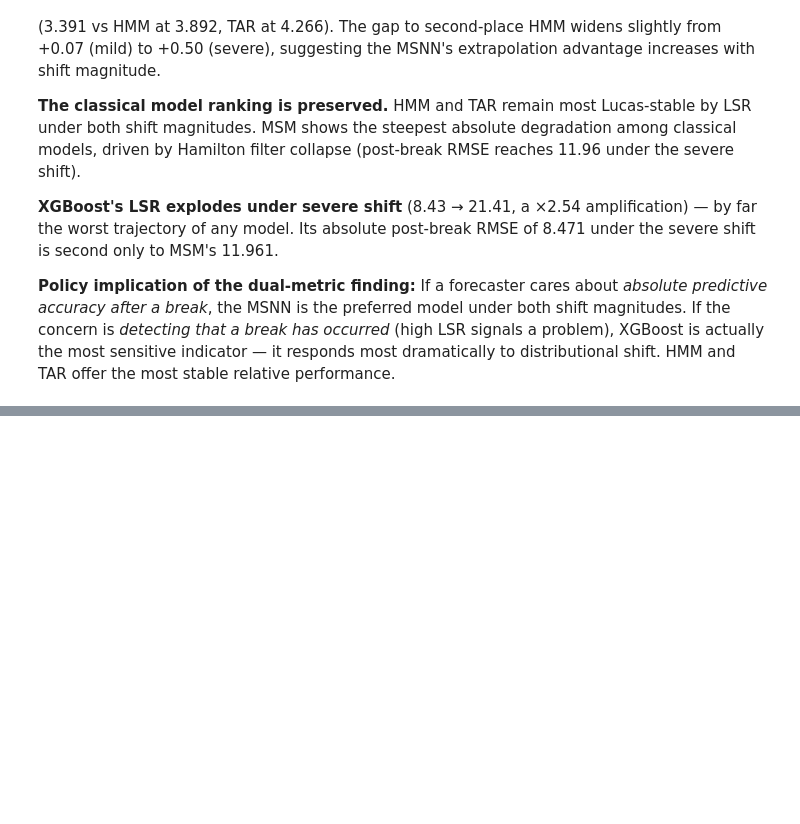
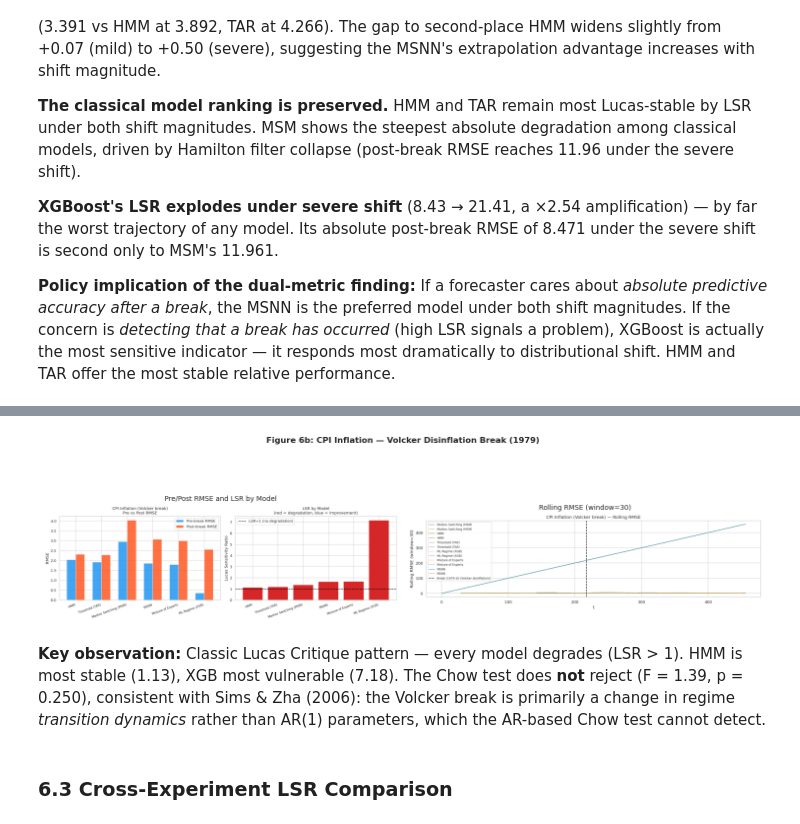
Before and after one commit to claytonbytyci/Lucas-Critique-and-Regimes, a Jupyter notebook: analyses/04_project_report.ipynb, the cells around one changed output, grey strips where cells are left out. Saved outputs shown, nothing was run; the diff lists cells and outputs as text; code cells hidden in the pictures; blank space fills up the shorter version.

```diff
--- a/analyses/04_project_report.ipynb
+++ b/analyses/04_project_report.ipynb
@@ -838,0 +967,24 @@ Several observations stand out:
+# %%
+fig, axes = plt.subplots(1, 2, figsize=(15, 5))
+for ax, fname, title in zip(
+    axes,
+    ['05_cpiaucsl_lsr.png', '05_cpiaucsl_rolling_rmse.png'],
+    ['Pre/Post RMSE and LSR by Model', 'Rolling RMSE (window=30)'],
+):
+    path = FIGURES_DIR / fname
+    if path.exists():
+        img = mpimg.imread(str(path)); ax.imshow(img)
+    ax.axis('off'); ax.set_title(title, fontsize=10)
+plt.suptitle('Figure 6b: CPI Inflation — Volcker Disinflation Break (1979)',
+             fontsize=12, fontweight='bold')
+plt.tight_layout(); plt.show()
+# %% [output]
+[figure, added]
+# %% [markdown]
+**Key observation:** Classic Lucas Critique pattern — every model degrades (LSR > 1).
+HMM is most stable (1.13), XGB most vulnerable (7.18). The Chow test does **not** reject
+(F = 1.39, p = 0.250), consistent with Sims & Zha (2006): the Volcker break is primarily
+a change in regime *transition dynamics* rather than AR(1) parameters, which the
+AR-based Chow test cannot detect.
+# %% [markdown]
+### 6.3 Cross-Experiment LSR Comparison
```
Also changed, not shown: parts of 20 cells of this notebook, 19 other files.
